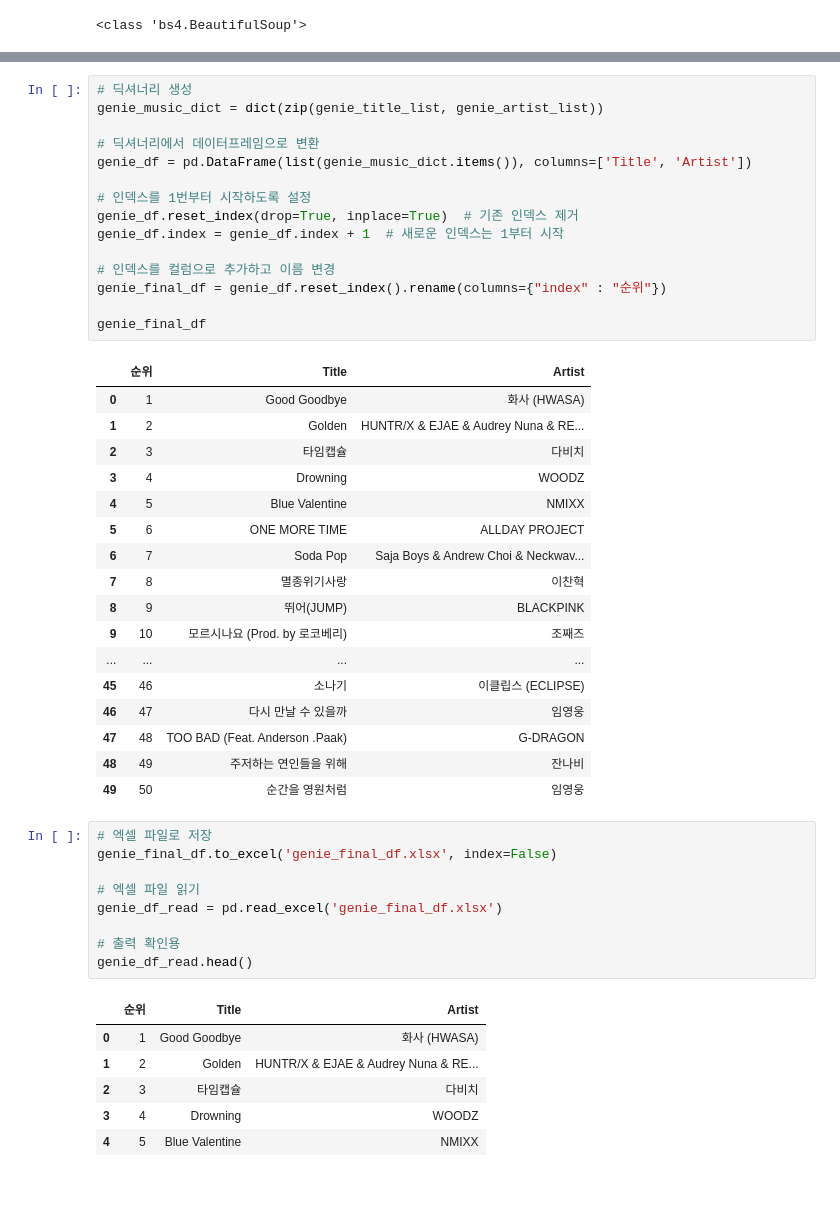
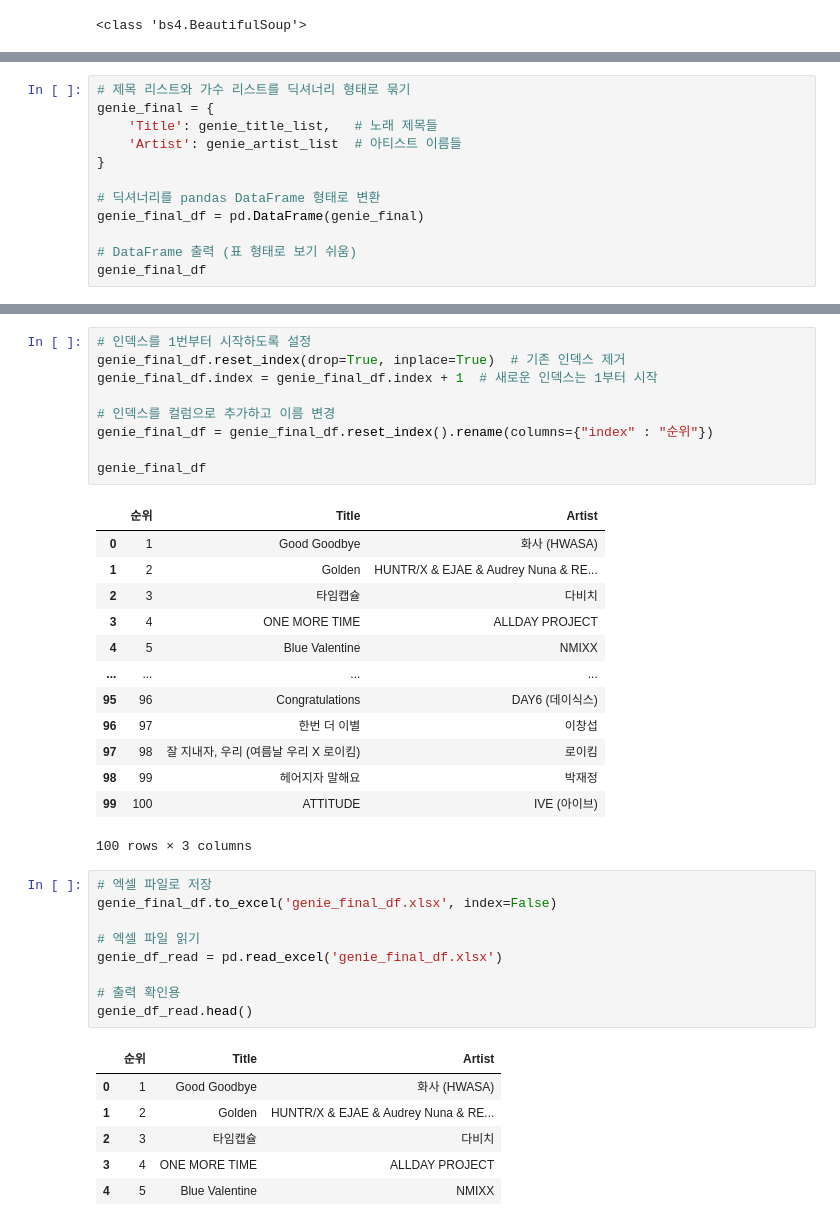
Before and after one commit to jeonggga/SESAC3_Study, a Jupyter notebook: 251205_music_chart.ipynb, the cells around one changed output, grey strips where cells are left out. Drawn from its saved outputs; the diff is of its cells as text; blank space fills up the shorter version.

```diff
--- a/251205_music_chart.ipynb
+++ b/251205_music_chart.ipynb
@@ -561,0 +496,12 @@ genie_artist_list
+# %%
+# 제목 리스트와 가수 리스트를 딕셔너리 형태로 묶기
+genie_final = {
+    'Title': genie_title_list,   # 노래 제목들
+    'Artist': genie_artist_list  # 아티스트 이름들
+}
+
+# 딕셔너리를 pandas DataFrame 형태로 변환
+genie_final_df = pd.DataFrame(genie_final)
+
+# DataFrame 출력 (표 형태로 보기 쉬움)
+genie_final_df
@@ -562,36 +522,26 @@ genie_artist_list
 # %%
-# 딕셔너리 생성
-genie_music_dict = dict(zip(genie_title_list, genie_artist_list))
-
-# 딕셔너리에서 데이터프레임으로 변환
-genie_df = pd.DataFrame(list(genie_music_dict.items()), columns=['Title', 'Artist'])
-
 # 인덱스를 1번부터 시작하도록 설정
-genie_df.reset_index(drop=True, inplace=True)  # 기존 인덱스 제거
-genie_df.index = genie_df.index + 1  # 새로운 인덱스는 1부터 시작
+genie_final_df.reset_index(drop=True, inplace=True)  # 기존 인덱스 제거
+genie_final_df.index = genie_final_df.index + 1  # 새로운 인덱스는 1부터 시작
 
 # 인덱스를 컬럼으로 추가하고 이름 변경
-genie_final_df = genie_df.reset_index().rename(columns={"index" : "순위"})
+genie_final_df = genie_final_df.reset_index().rename(columns={"index" : "순위"})
 
 genie_final_df
 # %% [output]
 |  | 순위 | Title | Artist |
 | 0 | 1 | Good Goodbye | 화사 (HWASA) |
 | 1 | 2 | Golden | HUNTR/X & EJAE & Audrey Nuna & RE... |
 | 2 | 3 | 타임캡슐 | 다비치 |
-| 3 | 4 | Drowning | WOODZ |
+| 3 | 4 | ONE MORE TIME | ALLDAY PROJECT |
 | 4 | 5 | Blue Valentine | NMIXX |
-| 5 | 6 | ONE MORE TIME | ALLDAY PROJECT |
-| 6 | 7 | Soda Pop | Saja Boys & Andrew Choi & Neckwav... |
-| 7 | 8 | 멸종위기사랑 | 이찬혁 |
-| 8 | 9 | 뛰어(JUMP) | BLACKPINK |
-| 9 | 10 | 모르시나요 (Prod. by 로코베리) | 조째즈 |
 | ... | ... | ... | ... |
-| 45 | 46 | 소나기 | 이클립스 (ECLIPSE) |
-| 46 | 47 | 다시 만날 수 있을까 | 임영웅 |
-| 47 | 48 | TOO BAD (Feat. Anderson .Paak) | G-DRAGON |
-| 48 | 49 | 주저하는 연인들을 위해 | 잔나비 |
-| 49 | 50 | 순간을 영원처럼 | 임영웅 |
+| 95 | 96 | Congratulations | DAY6 (데이식스) |
+| 96 | 97 | 한번 더 이별 | 이창섭 |
+| 97 | 98 | 잘 지내자, 우리 (여름날 우리 X 로이킴) | 로이킴 |
+| 98 | 99 | 헤어지자 말해요 | 박재정 |
+| 99 | 100 | ATTITUDE | IVE (아이브) |
+100 rows × 3 columns
 # %%
 # 엑셀 파일로 저장
 genie_final_df.to_excel('genie_final_df.xlsx', index=False)
@@ -606,7 +556,7 @@ genie_df_read.head()
 | 0 | 1 | Good Goodbye | 화사 (HWASA) |
 | 1 | 2 | Golden | HUNTR/X & EJAE & Audrey Nuna & RE... |
 | 2 | 3 | 타임캡슐 | 다비치 |
-| 3 | 4 | Drowning | WOODZ |
+| 3 | 4 | ONE MORE TIME | ALLDAY PROJECT |
 | 4 | 5 | Blue Valentine | NMIXX |
 # %%
 # 엑셀 파일 읽기 (엑셀 파일을 읽는 것 = 데이터를 DataFrame으로 불러오는 것)
```
Also changed, not shown: parts of 25 cells of this notebook.
